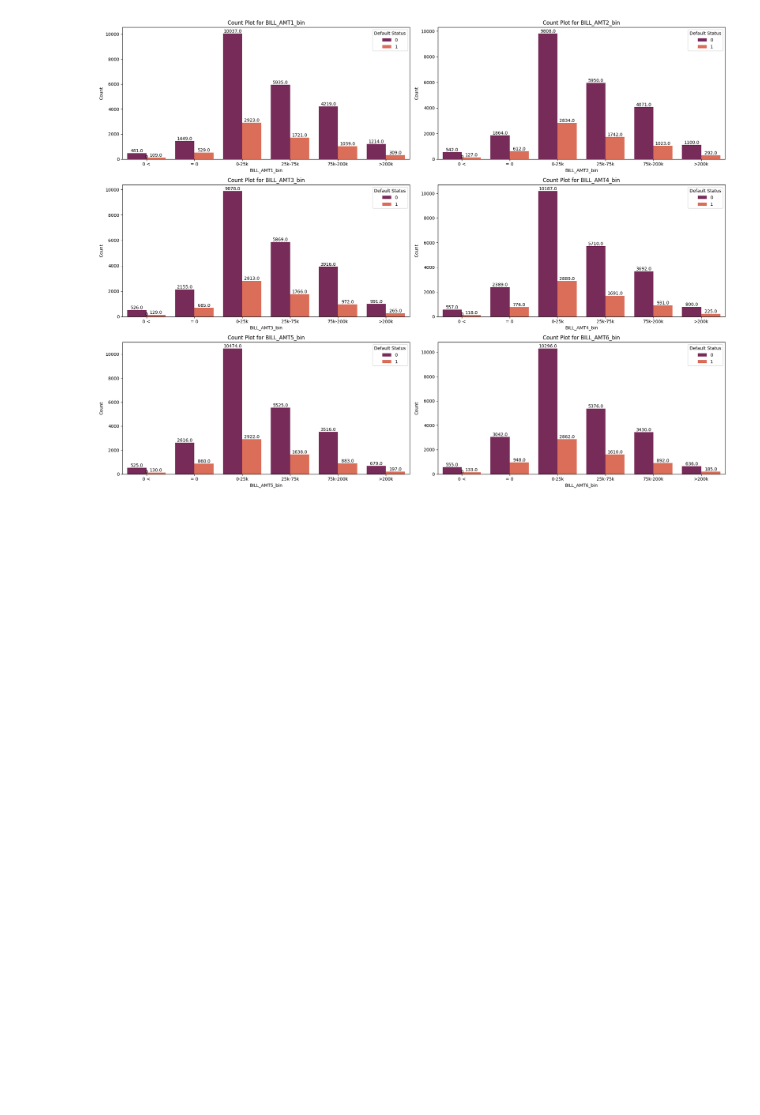
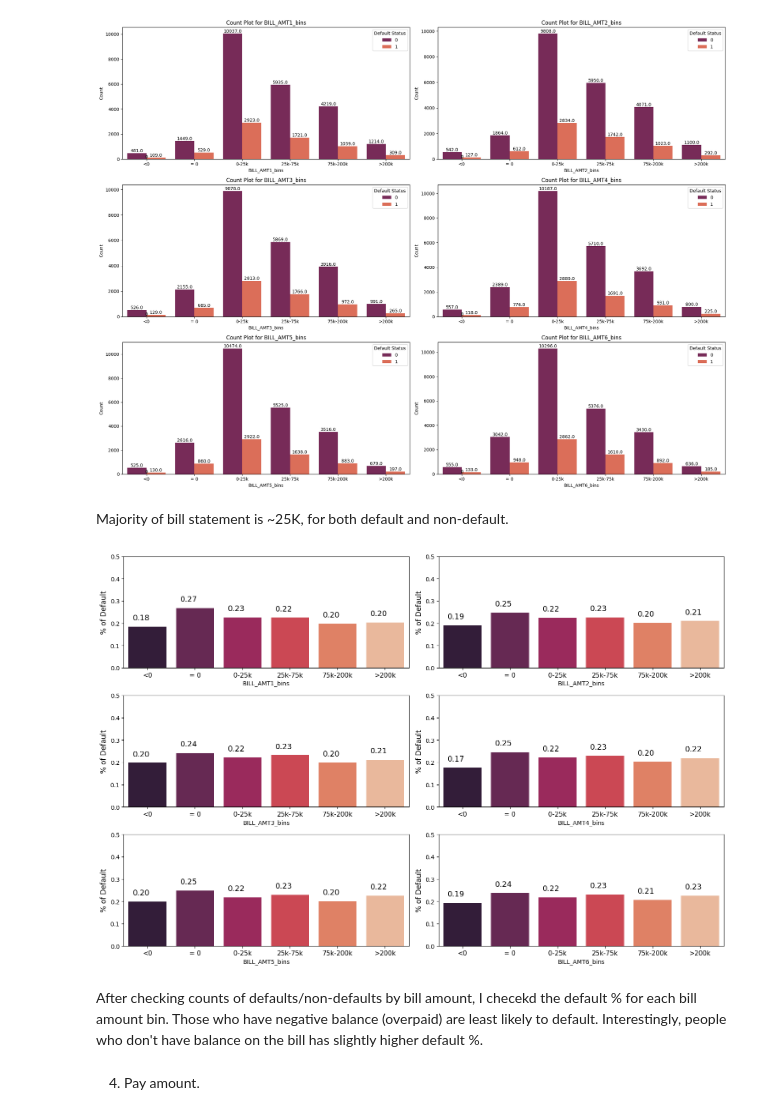
Before and after one commit to minjeoungneev/Default_Credit_Card, a Jupyter notebook: EDA.ipynb, the cells around one changed output. Drawn from its saved outputs; the diff is of its cells as text; code cells hidden in the pictures; blank space fills up the shorter version.

```diff
--- a/EDA.ipynb
+++ b/EDA.ipynb
@@ -281,6 +293,6 @@ Above shows default % for each value for repayment status. Delaying for 2+ month
 # %%
 plt.figure(figsize=(15, 10))
-for i, col in enumerate(bill_pay_amt):
+for i, col in enumerate(bill_amt):
     plt.subplot(3,2,i+1)
     sns.histplot(data =df, x= col,bins =30)
     plt.title(f'Distribution of {col}', fontsize=14)
@@ -293,7 +305,7 @@ plt.show()
 # %%
 plt.figure(figsize=(15, 10))
 
-for i, col in enumerate(bill_pay_amt):
+for i, col in enumerate(bill_amt):
     plt.subplot(3, 2, i + 1)
     sns.kdeplot(data=df[df['Y'] == 0], x=col, label='Non-Default', fill=True, alpha=0.5)
     sns.kdeplot(data=df[df['Y'] == 1], x=col, label='Default', fill=True, alpha=0.5)
@@ -311,16 +323,16 @@ bins = [-350000, -1, 0, 25000, 75000, 200000, 2000000]
 
 bill_bin_cols = ['BILL_AMT1_bins', 'BILL_AMT2_bins', 'BILL_AMT3_bins', 'BILL_AMT4_bins', 'BILL_AMT5_bins', 'BILL_AMT6_bins']
 
-for i, col in enumerate(bill_pay_amt):
+for i, col in enumerate(bill_amt):
     df[bill_bin_cols[i]] = pd.cut(df[col], bins=bins, labels =['0 <', '= 0', '0-25k', '25k-75k', '75k-200k', '>200k'], include_lowest=True)
 # %%
 plt.figure(figsize=(20, 15))
-for i, col in enumerate(bill_amt_bins):
+for i, col in enumerate(bill_bin_cols):
     plt.subplot(3,2,i+1)
     ax = sns.countplot(x=col, hue='Y', data=df, palette='rocket')
     plt.title(f"Count Plot for {col}")
     plt.xlabel(col)
-    plt.xticks([0,1,2,3,4,5], ['0 <', '= 0', '0-25k', '25k-75k', '75k-200k', '>200k'])
+    plt.xticks([0,1,2,3,4,5], ['<0', '= 0', '0-25k', '25k-75k', '75k-200k', '>200k'])
     plt.ylabel("Count")
     plt.legend(title='Default Status', loc='upper right')
     plt.tight_layout()
@@ -331,3 +343,5 @@ for i, col in enumerate(bill_amt_bins):
 plt.show()
 # %% [output]
 [figure]
+# %% [markdown]
+Majority of bill statement is ~25K, for both default and non-default.
@@ -333,0 +350,19 @@ plt.show()
+# %%
+plt.figure(figsize=(15, 10))
+for i,col in enumerate(bill_bin_cols):
+    plt.subplot(3,2,i + 1)
+    ax = sns.barplot(x = col, y = "Y", data = df, hue = col, palette = 'rocket', errorbar = None)
+    plt.ylabel("% of Default", fontsize= 12)
+    plt.ylim(0,0.5)
+    plt.xticks([0,1,2,3,4,5],['<0', '= 0', '0-25k', '25k-75k', '75k-200k', '>200k'], fontsize = 11)
+    plt.tight_layout()
+
+    for p in ax.patches:
+        ax.annotate("%.2f" %(p.get_height()), (p.get_x()+0.09, p.get_height()+0.03), fontsize=13)
+plt.show()
+# %% [output]
+[figure, added]
+# %% [markdown]
+After checking counts of defaults/non-defaults by bill amount, I checekd the default % for each bill amount bin. Those who have negative balance (overpaid) are least likely to default. Interestingly, people who don't have balance on the bill has slightly higher default %.
+# %% [markdown]
+4. Pay amount.
```
Also changed, not shown: parts of 16 cells of this notebook.
